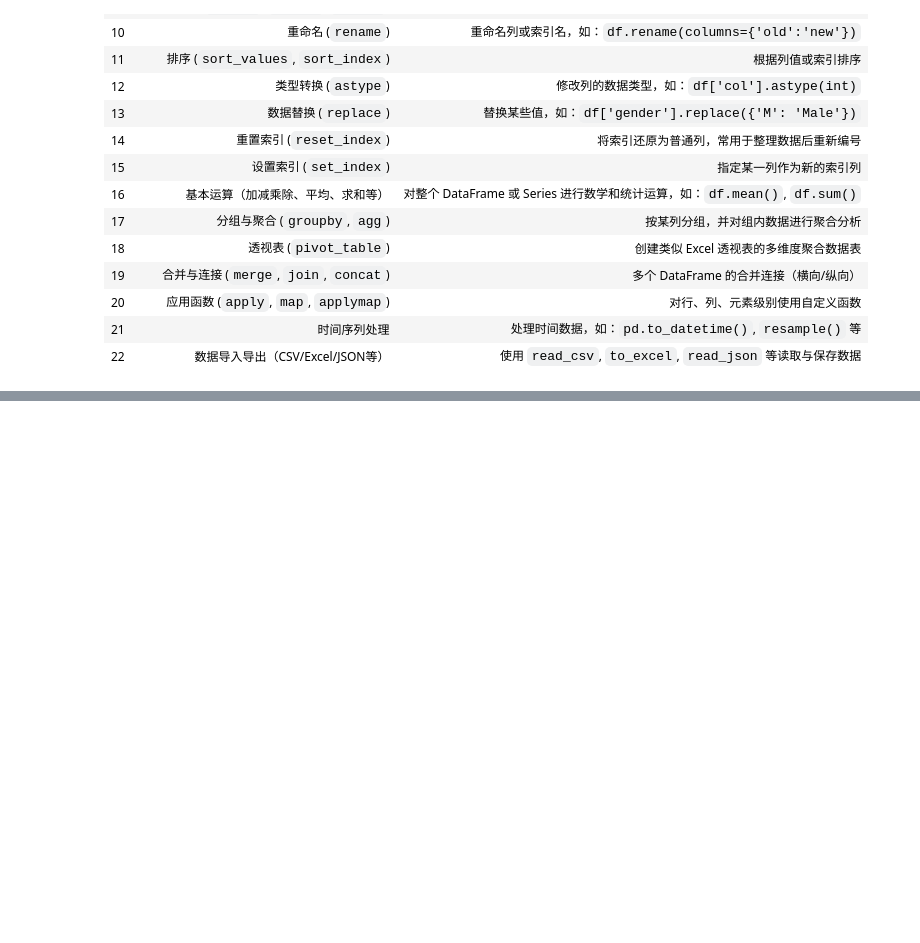
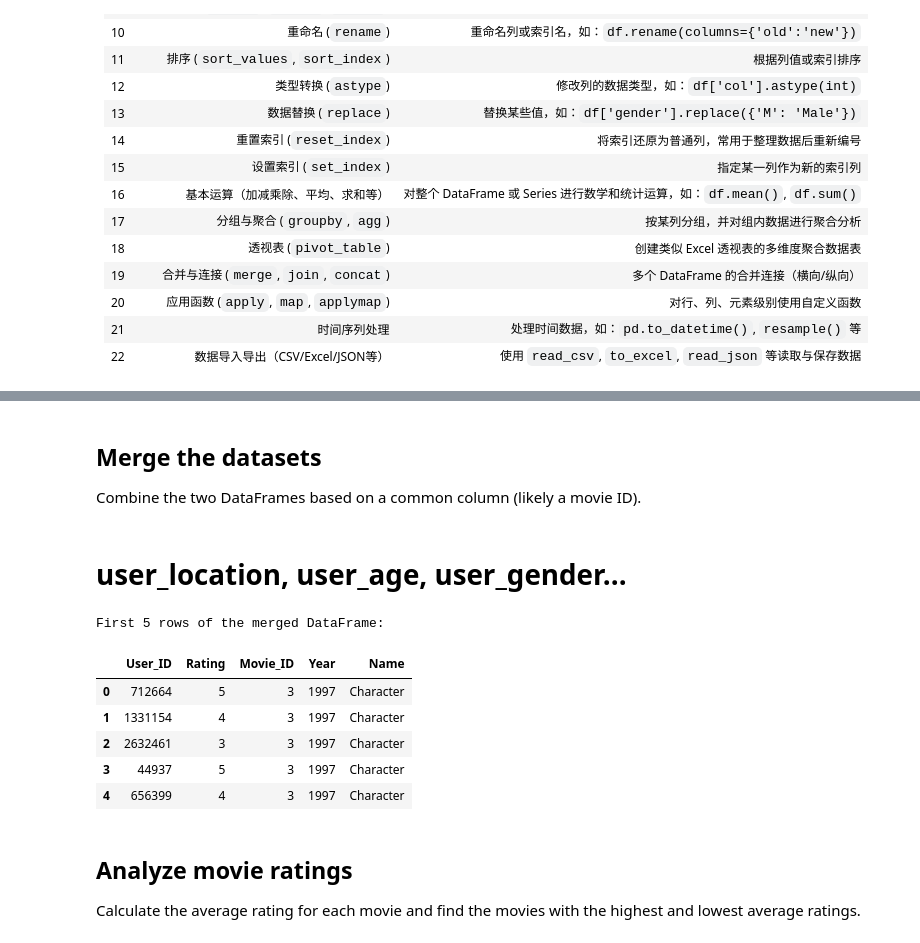
Before and after one commit to XTMay/python-data-science-course, a Jupyter notebook: notebooks/Lec_3_4_Introduction_to_Pandas.ipynb, the cells around one changed output, grey strips where cells are left out. Cells and saved outputs as stored; diff of their text form; code cells hidden in the pictures; blank space fills up the shorter version.

```diff
--- a/notebooks/Lec_3_4_Introduction_to_Pandas.ipynb
+++ b/notebooks/Lec_3_4_Introduction_to_Pandas.ipynb
@@ -689,0 +957,5 @@ df_sales_ex3 = pd.DataFrame(data_sales_ex3)
+# %%
+import pandas as pd
+
+df_movies = pd.read_csv('/content/drive/MyDrive/AI_Lecture/AI_Data_Scientist/dataset/Netflix_Dataset_Movie.csv')
+df_ratings = pd.read_csv('/content/drive/MyDrive/AI_Lecture/AI_Data_Scientist/dataset/Netflix_Dataset_Rating.csv')
@@ -689,0 +1059,22 @@ df_sales_ex3 = pd.DataFrame(data_sales_ex3)
+# %% [markdown]
+## Merge the datasets
+
+Combine the two DataFrames based on a common column (likely a movie ID).
+# %% [markdown]
+# user_location, user_age, user_gender...
+# %%
+df_merged = pd.merge(df_ratings, df_movies, on='Movie_ID', how='inner')
+print("First 5 rows of the merged DataFrame:")
+display(df_merged.head())
+# %% [output]
+First 5 rows of the merged DataFrame:
+|  | User_ID | Rating | Movie_ID | Year | Name |
+| 0 | 712664 | 5 | 3 | 1997 | Character |
+| 1 | 1331154 | 4 | 3 | 1997 | Character |
+| 2 | 2632461 | 3 | 3 | 1997 | Character |
+| 3 | 44937 | 5 | 3 | 1997 | Character |
+| 4 | 656399 | 4 | 3 | 1997 | Character |
+# %% [markdown]
+## Analyze movie ratings
+
+Calculate the average rating for each movie and find the movies with the highest and lowest average ratings.
```
Also changed, not shown: parts of 56 cells of this notebook.
